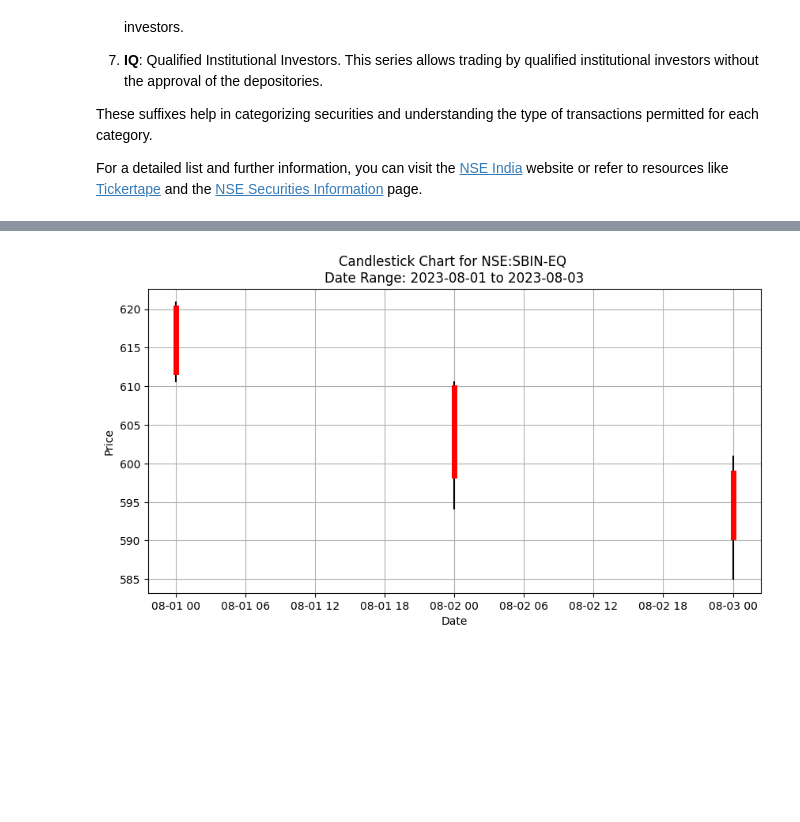
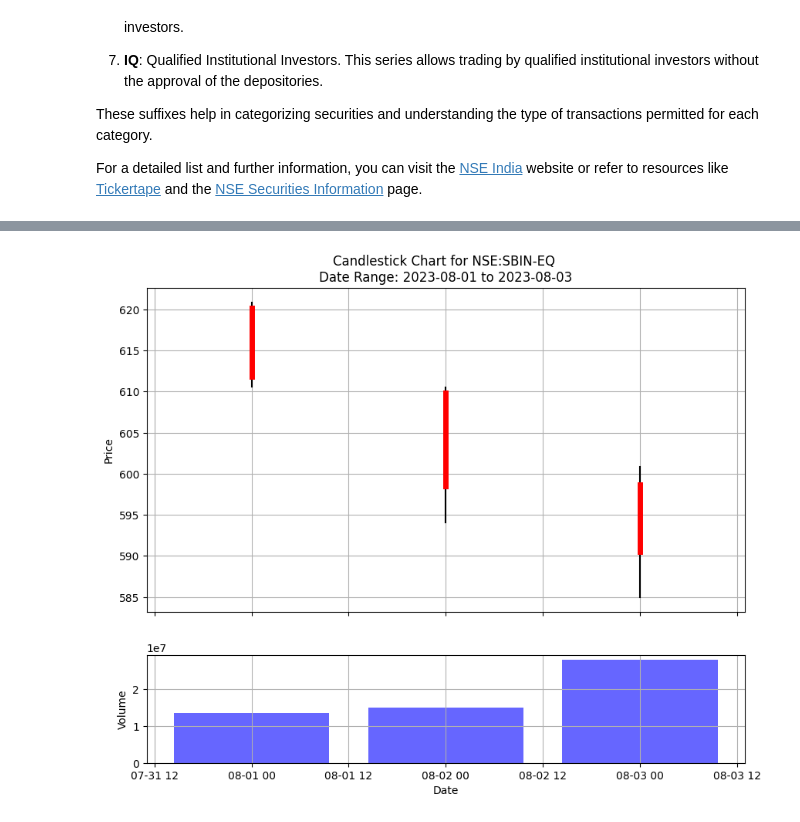
Before and after one commit to imvickykumar999/fyers-api-sample-code, a Jupyter notebook: fyers_trading_apis.ipynb, the cells around one changed output, grey strips where cells are left out. Cells and saved outputs as stored; diff of their text form; code cells hidden in the pictures; blank space fills up the shorter version.

```diff
--- a/fyers_trading_apis.ipynb
+++ b/fyers_trading_apis.ipynb
@@ -1188,7 +1188,7 @@ data = {
 
 # Fetch the historical data
 response = fyers.history(data=data)
-print(response)
+# print(response)
 
 # Check if the response is successful
 if response['s'] == 'ok':
@@ -1206,19 +1206,26 @@ if response['s'] == 'ok':
     range_from = pd.to_numeric(data["range_from"])
     range_to = pd.to_numeric(data["range_to"])
 
+    # Plotting the candlestick chart with volume
+    fig, (ax1, ax2) = plt.subplots(2, 1, figsize=(10, 8), sharex=True, gridspec_kw={'height_ratios': [3, 1]})
+
     # Plotting the candlestick chart
-    fig, ax = plt.subplots(figsize=(10, 5))
-
     for index, row in df.iterrows():
         color = 'green' if row['close'] >= row['open'] else 'red'
-        ax.plot([row['timestamp'], row['timestamp']], [row['low'], row['high']], color='black')
-        ax.plot([row['timestamp'], row['timestamp']], [row['open'], row['close']], color=color, linewidth=5)
+        ax1.plot([row['timestamp'], row['timestamp']], [row['low'], row['high']], color='black')
+        ax1.plot([row['timestamp'], row['timestamp']], [row['open'], row['close']], color=color, linewidth=5)
+
+    # Plotting the volume chart
+    ax2.bar(df['timestamp'], df['volume'], color='blue', alpha=0.6)
 
     # Add additional details to the title
-    ax.set_title(f'Candlestick Chart for {data["symbol"]} \nDate Range: {pd.to_datetime(range_from, unit="s").strftime("%Y-%m-%d")} to {pd.to_datetime(range_to, unit="s").strftime("%Y-%m-%d")}')
-    ax.set_xlabel('Date')
-    ax.set_ylabel('Price')
-    ax.grid(True)
+    ax1.set_title(f'Candlestick Chart for {data["symbol"]} \nDate Range: {pd.to_datetime(range_from, unit="s").strftime("%Y-%m-%d")} to {pd.to_datetime(range_to, unit="s").strftime("%Y-%m-%d")}')
+    ax1.set_ylabel('Price')
+    ax2.set_ylabel('Volume')
+    ax2.set_xlabel('Date')
+
+    ax1.grid(True)
+    ax2.grid(True)
 
     plt.show()
 else:
@@ -1244 +1234 @@ Successfully installed asyncio-3.4.3 chardet-4.0.0 fyers-apiv2-2.0.9 idna-2.10 r
-[figure, old version]
+[figure, new version]
```
Also changed, not shown: parts of 1 cell of this notebook.
